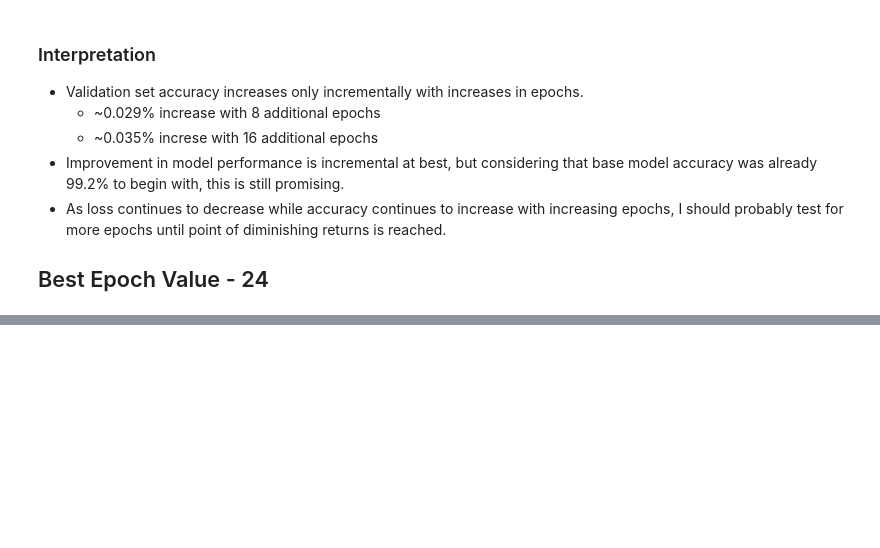
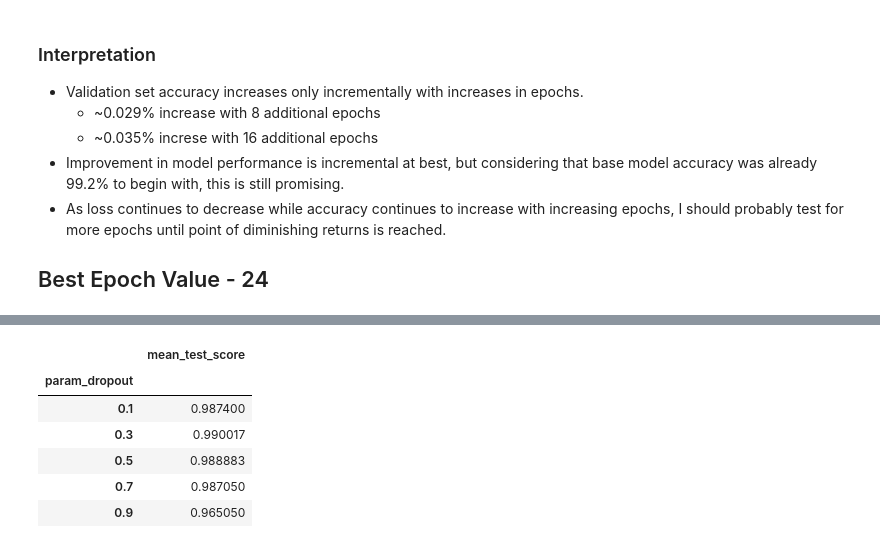
Before and after one commit to SMS-NED16/FYP-DL, a Jupyter notebook: fyp-assignments/02_MNIST_Hyperparams_CNN/FYP Assignment 02 - Hyperparameter Tuning - MNIST Digits.ipynb, the cells around one changed output, grey strips where cells are left out. Saved outputs shown, nothing was run; the diff lists cells and outputs as text; code cells hidden in the pictures; blank space fills up the shorter version.

```diff
--- a/fyp-assignments/02_MNIST_Hyperparams_CNN/FYP Assignment 02 - Hyperparameter Tuning - MNIST Digits.ipynb
+++ b/fyp-assignments/02_MNIST_Hyperparams_CNN/FYP Assignment 02 - Hyperparameter Tuning - MNIST Digits.ipynb
@@ -552,0 +631,10 @@ plt.xlabel('Epochs'); plt.title('Validation Loss'); plt.ylim([0.00, 0.035]);
+# %%
+dropout_df.set_index('param_dropout')
+# %% [output]
+|  | mean_test_score |
+| param_dropout |  |
+| 0.1 | 0.987400 |
+| 0.3 | 0.990017 |
+| 0.5 | 0.988883 |
+| 0.7 | 0.987050 |
+| 0.9 | 0.965050 |
```
Also changed, not shown: parts of 30 cells of this notebook.
